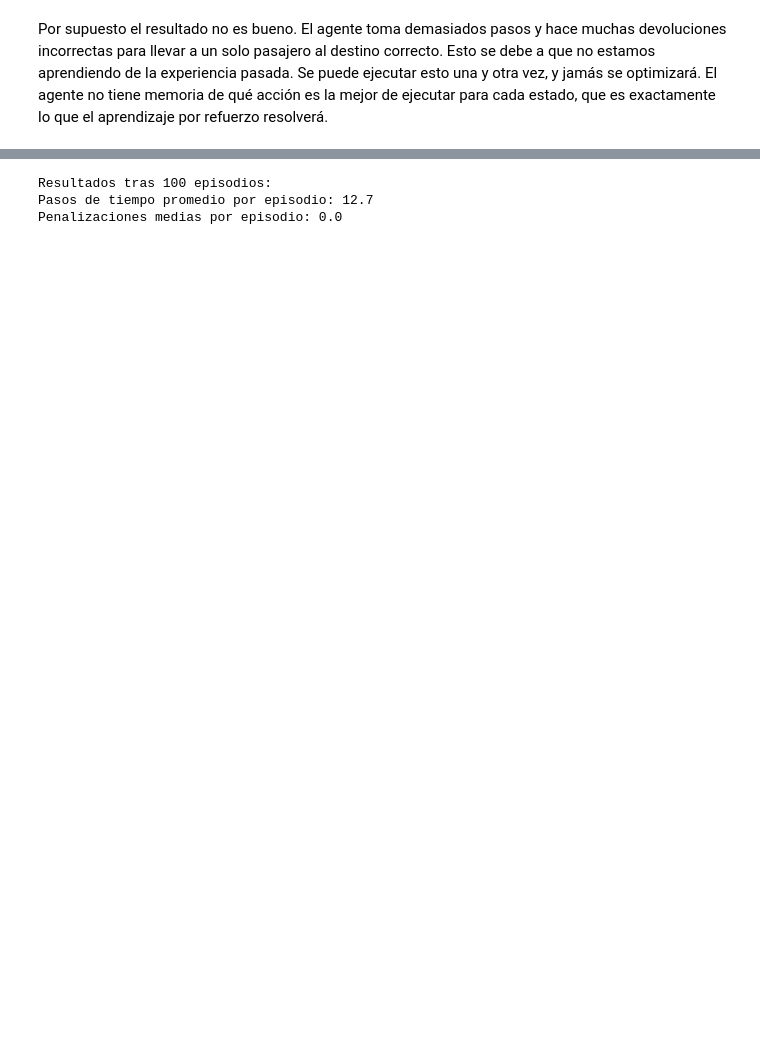
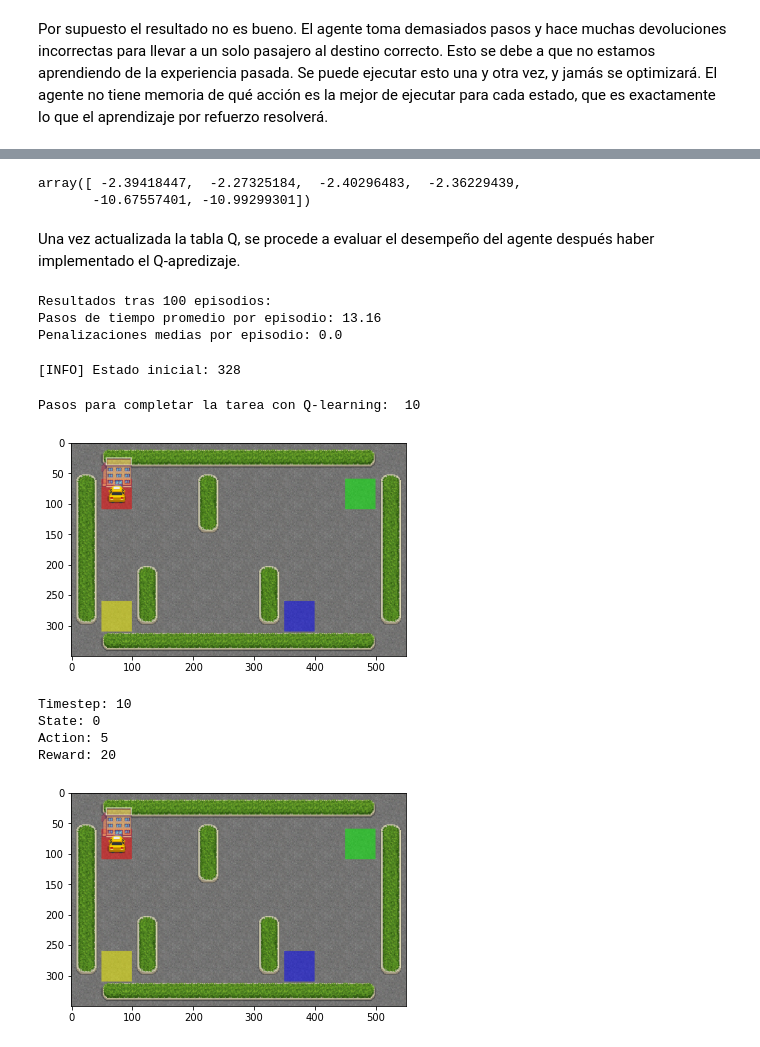
Before and after one commit to FernandoBRdgz/inteligencia_artificial, a Jupyter notebook: aprendizaje_reforzado/q_aprendizaje_taxi.ipynb, the cells around one changed output, grey strips where cells are left out. Saved outputs shown, nothing was run; the diff lists cells and outputs as text; code cells hidden in the pictures; blank space fills up the shorter version.

```diff
--- a/aprendizaje_reforzado/q_aprendizaje_taxi.ipynb
+++ b/aprendizaje_reforzado/q_aprendizaje_taxi.ipynb
@@ -371,13 +378,18 @@ array([ -2.40805046,  -2.27325184,  -2.40869287,  -2.35899936,
+# %%
+# Tabla Q para el estado 328
+q_table[328]
+# %% [output]
+array([ -2.39418447,  -2.27325184,  -2.40296483,  -2.36229439,
+       -10.67557401, -10.99299301])
+# %% [markdown]
+Una vez actualizada la tabla Q, se procede a evaluar el desempeño del agente después haber implementado el Q-apredizaje.
 # %%
-"""Evaluar el desempeño del agente después de Q-learning"""
-
 total_epochs, total_penalties = 0, 0
 episodes = 100
 
 for _ in range(episodes):
     state = env.reset()
     epochs, penalties, reward = 0, 0, 0
-
     done = False
 
     while not done:
@@ -397,5 +409,41 @@ print(f"Pasos de tiempo promedio por episodio: {total_epochs / episodes}")
 print(f"Penalizaciones medias por episodio: {total_penalties / episodes}")
 # %% [output]
 Resultados tras 100 episodios:
-Pasos de tiempo promedio por episodio: 12.7
+Pasos de tiempo promedio por episodio: 13.16
 Penalizaciones medias por episodio: 0.0
+# %%
+state = env.reset(seed=228)
+print(f"[INFO] Estado inicial: {state}")
+epochs, penalties, reward = 0, 0, 0
+done = False
+frames = []
+
+while not done:
+    action = np.argmax(q_table[state])
+    state, reward, done, info = env.step(action)
+
+    if reward == -10:
+        penalties += 1
+
+    frames.append({
+        'frame': env.render(mode='rgb_array'),
+        'state': state,
+        'action': action,
+        'reward': reward
+        }
+    )
+# %% [output]
+[INFO] Estado inicial: 328
+# %%
+print("Pasos para completar la tarea con Q-learning: ", len(frames))
+# %% [output]
+Pasos para completar la tarea con Q-learning:  10
+# %%
+print_frames(frames)
+# %% [output]
+[figure, added]
+Timestep: 10
+State: 0
+Action: 5
+Reward: 20
+[figure, added]
```
Also changed, not shown: parts of 19 cells of this notebook.
